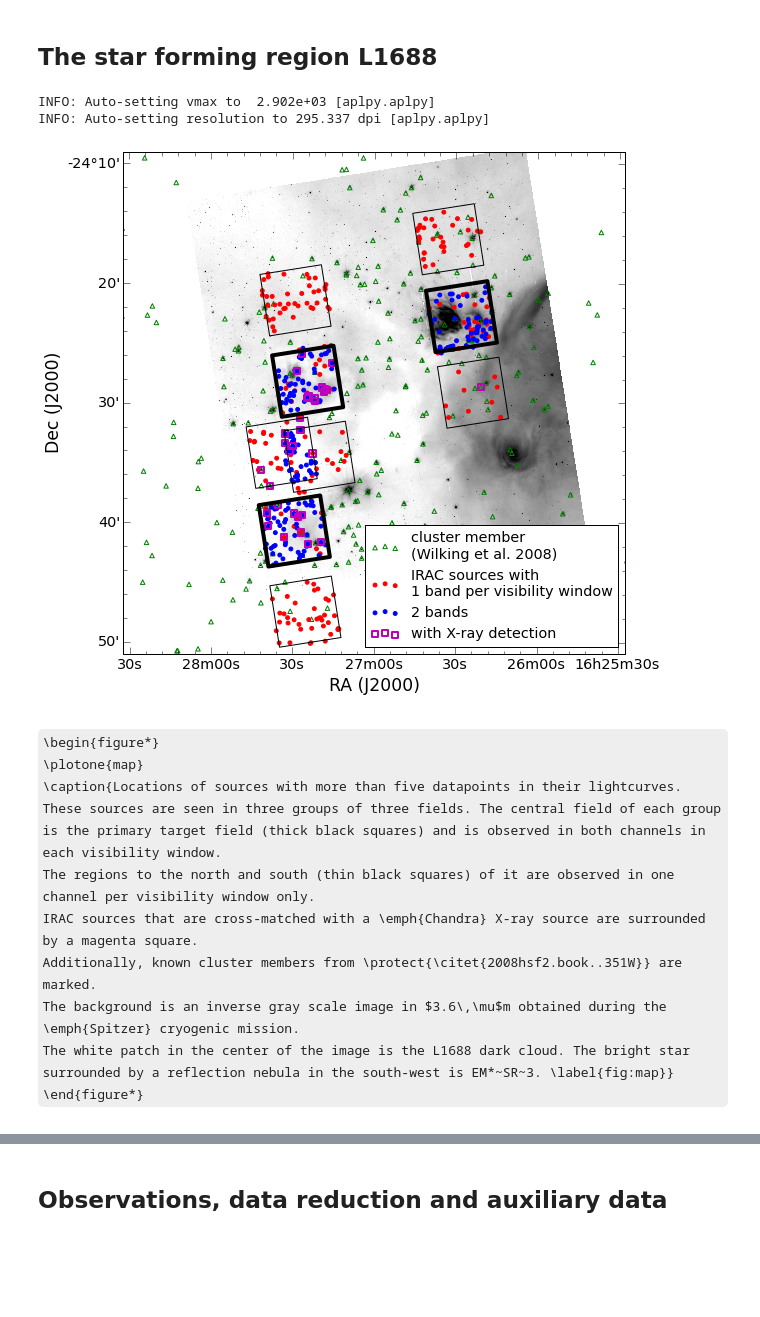
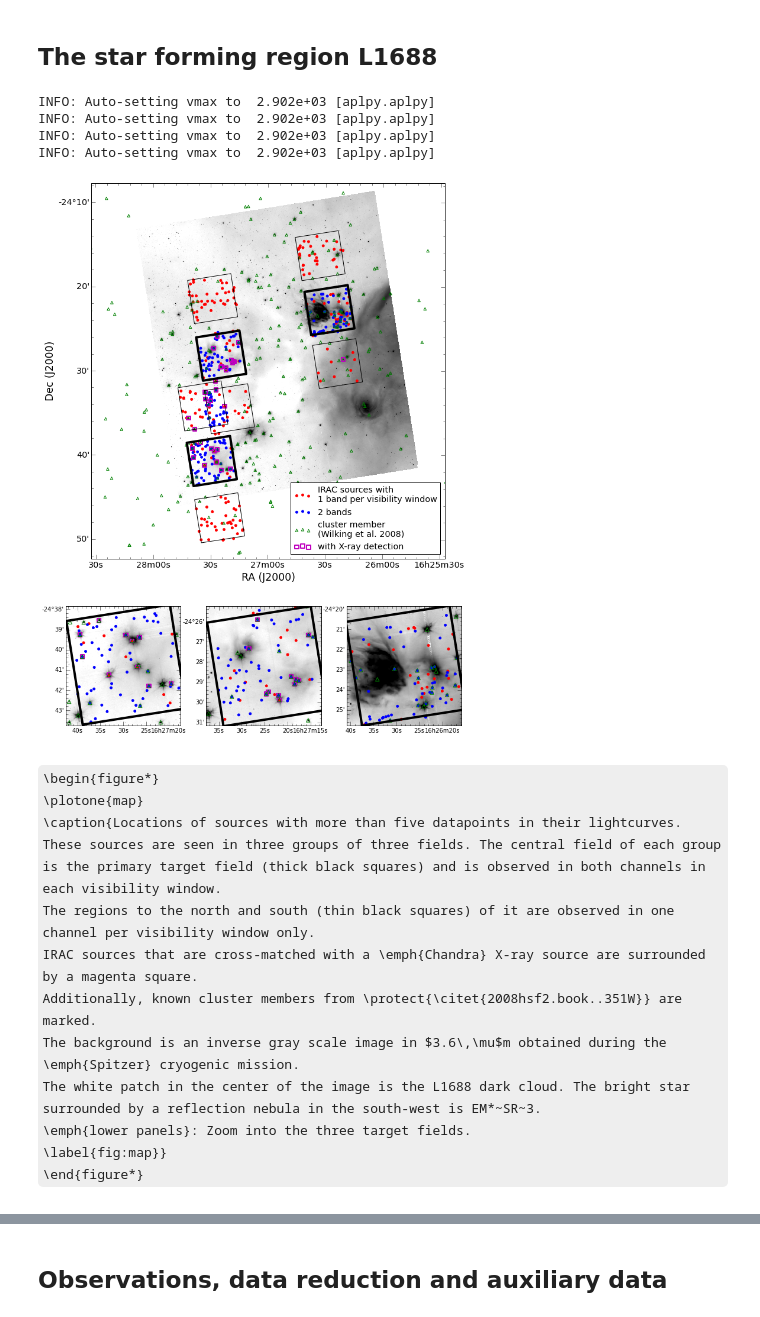
Before and after one commit to YSOVAR/Analysis, a Jupyter notebook: L1688_analysis.ipynb, the cells around one changed output, grey strips where cells are left out. Cells and saved outputs as stored; diff of their text form; code cells hidden in the pictures; some formulas as TeX source; blank space fills up the shorter version.

```diff
--- a/L1688_analysis.ipynb
+++ b/L1688_analysis.ipynb
@@ -1323,38 +1322,67 @@ In section~\ref{sect:observationsdatareductionandauxiliarydata} we introduce the
 # %% [markdown]
 ## The star forming region L1688
 # %%
-pl = aplpy.FITSFigure(inroot + '/clustergrinder/oph_l1688_ch1.fits')
+fig = plt.figure(figsize=(10,14))
+
+pl = aplpy.FITSFigure(inroot + '/clustergrinder/oph_l1688_ch1.fits',
+                      figure=fig, subplot=[0.12,0.35,0.83,0.63])
 pl.show_grayscale(stretch = 'log', vmid=1e0, vmin = 1e2)
 ind1 = (cat['n_36'] >=5) ^ (cat['n_45'] >=5)
 ind2 = (cat['n_3645'] >= 5)
 indx = cat['NET_CNTS'] > 0.
 # See where on which side of the main fields IRAC 1 and 2 are in each period
 # cat.calc('n', '36', timefilter = lambda x : (x > 55340) & (x < 55540), colnames = ['n36s2'])
 # ind1 = cat['n36q1_36'] > 5
 
-pl.show_markers(wil08['wil08_RAdeg'], wil08['wil08_DEdeg'], edgecolor='g', facecolor='none', marker='^',s=20, label='cluster member\n(Wilking et al. 2008)') # according to Wilking+ 08
 pl.show_markers(cat['ra'][ind1], cat['dec'][ind1], edgecolor='r', facecolor='r', marker='o',s=15, label='IRAC sources with\n1 band per visibility window')
 pl.show_markers(cat['ra'][ind2], cat['dec'][ind2], edgecolor='b', facecolor='b', marker='o',s=15, label='2 bands')
+pl.show_markers(wil08['wil08_RAdeg'], wil08['wil08_DEdeg'], edgecolor='g', facecolor='none', marker='^',s=20, label='cluster member\n(Wilking et al. 2008)') # according to Wilking+ 08
 pl.show_markers(cat['ra'][indx], cat['dec'][indx], edgecolor='m', facecolor='none', marker='s',s=40, lw=2., label='with X-ray detection')
 
 pl.recenter(246.75,-24.5,width=0.7,height=0.7)
 led = pl._ax1.legend(loc = 'lower right', fontsize = 'x-large')
 pl.tick_labels.set_xformat('hh:mm:ss')
 pl.tick_labels.set_yformat('dd:mm')
 pl.tick_labels.set_font(size='x-large')
 pl.axis_labels.set_font(size='xx-large')
 pl.set_theme('publication')
 
 # mark the Spitzer FOV. Since they don't overlap exactly between different visibility windows, the coordinates are
 # not exact. They are for illustration purposes only.
 pl.show_regions(inroot + '/clustergrinder/ds9.reg')
 
-pl.save(os.path.join(plotdir, 'map.eps'))
-pl.save(os.path.join(posterdir, 'map.png'), dpi=600, max_dpi=None)
+# add lower zoom-in panels
+
+for x0, ra, dec in zip([0.06, 0.39, 0.72],[246.875, 246.855, 246.618],[-24.68,-24.47,-24.38]):
+
+    pl1 = aplpy.FITSFigure(inroot + '/clustergrinder/oph_l1688_ch1.fits',
+                      figure=fig, subplot=[x0, 0.07 ,0.27,0.2])
+    pl1.show_grayscale(stretch = 'log', vmid=1e0, vmin = 1e2)
+    pl1.show_markers(cat['ra'][ind1], cat['dec'][ind1], edgecolor='r', facecolor='r', marker='o',s=15, label='IRAC sources with\n1 band per visibility window')
+    pl1.show_markers(cat['ra'][ind2], cat['dec'][ind2], edgecolor='b', facecolor='b', marker='o',s=15, label='2 bands')
+    pl1.show_markers(cat['ra'][indx], cat['dec'][indx], edgecolor='m', facecolor='none', marker='s',s=40, lw=2., label='with X-ray detection')
+    pl1.show_markers(wil08['wil08_RAdeg'], wil08['wil08_DEdeg'], edgecolor='g', facecolor='none', marker='^',s=40, label='cluster member\n(Wilking et al. 2008)') # according to Wilking+ 08
+
+    pl1.recenter(ra, dec,width=0.095,height=0.095)
+    pl1.tick_labels.set_xformat('hh:mm:ss')
+    pl1.tick_labels.set_yformat('dd:mm')
+    #pl1.tick_labels.set_font(size='large')
+    pl1.axis_labels.set_font(size='xx-large')
+    pl1.set_theme('publication')
+    pl1.show_regions(inroot + '/clustergrinder/ds9.reg')
+    #if x0 > 0.2:
+    pl1.hide_yaxis_label()
+    pl1.hide_xaxis_label()
+
+
+fig.savefig(os.path.join(plotdir, 'map.eps'))
+fig.savefig(os.path.join(posterdir, 'map.png'), dpi=600, max_dpi=None)
 # %% [output]
 INFO: Auto-setting vmax to  2.902e+03 [aplpy.aplpy]
-INFO: Auto-setting resolution to 295.337 dpi [aplpy.aplpy]
+INFO: Auto-setting vmax to  2.902e+03 [aplpy.aplpy]
+INFO: Auto-setting vmax to  2.902e+03 [aplpy.aplpy]
+INFO: Auto-setting vmax to  2.902e+03 [aplpy.aplpy]
-[figure, old version]
+[figure, new version]
 # %% [markdown]
 \begin{figure*}
 \plotone{map}
@@ -1364,7 +1392,9 @@ The regions to the north and south (thin black squares) of it are observed in on
 IRAC sources that are cross-matched with a \emph{Chandra} X-ray source are surrounded by a magenta square.
 Additionally, known cluster members from \protect{\citet{2008hsf2.book..351W}} are marked.
 The background is an inverse gray scale image in $3.6\,\mu$m obtained during the \emph{Spitzer} cryogenic mission.
-The white patch in the center of the image is the L1688 dark cloud. The bright star surrounded by a reflection nebula in the south-west is EM*~SR~3. \label{fig:map}}
+The white patch in the center of the image is the L1688 dark cloud. The bright star surrounded by a reflection nebula in the south-west is EM*~SR~3.
+\emph{lower panels}: Zoom into the three target fields.
+\label{fig:map}}
 \end{figure*}
 # %% [markdown]
 Lynds~1688 (L1688) is a sub-cloud of the $\rho$~Ophiuchus star forming region, one of the best-studied young clusters in the sky \citep[see e.g.\ review by][]{2008hsf2.book..351W}.
```
Also changed, not shown: parts of 46 cells of this notebook.
